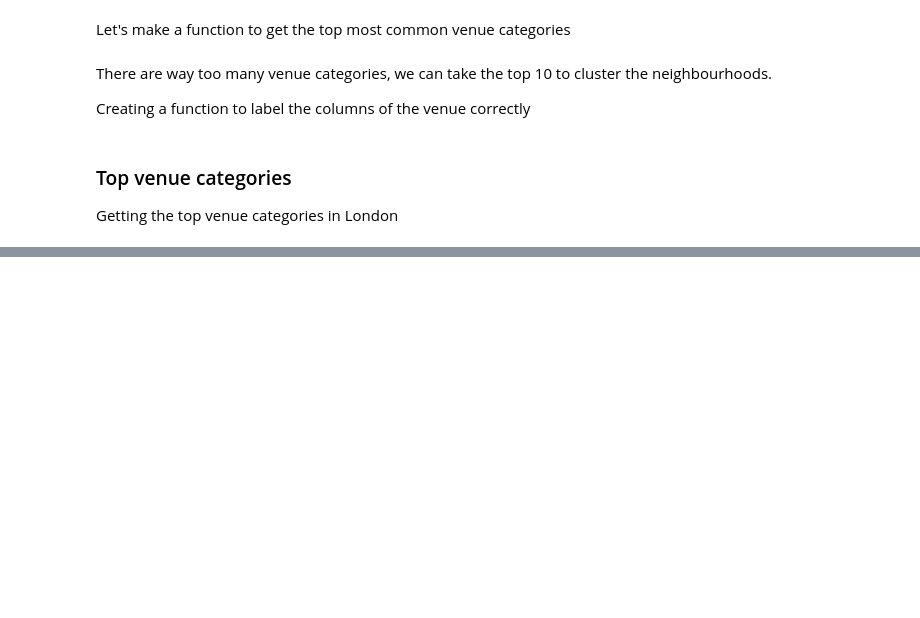
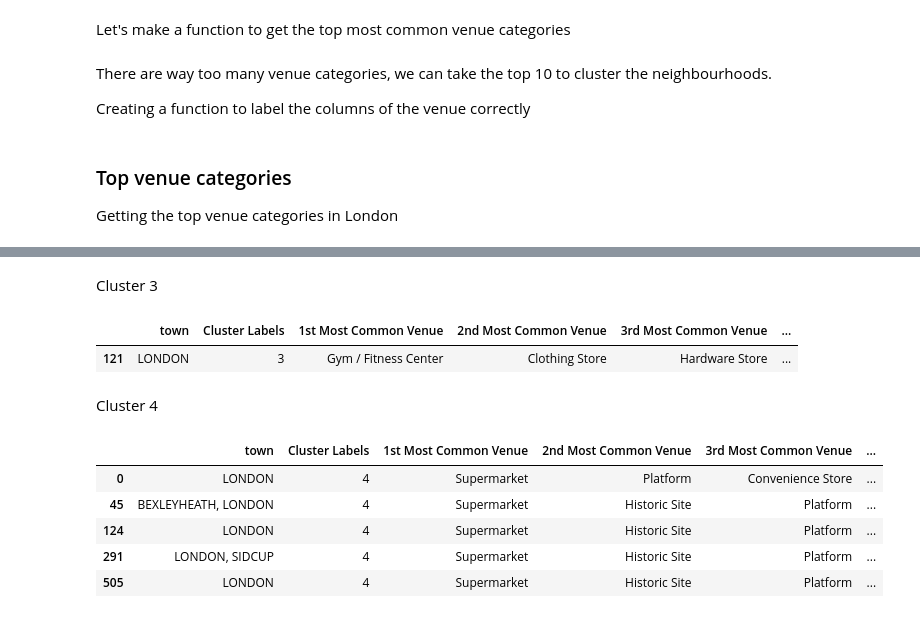
Before and after one commit to amanattar/A-Tale-of-Two-Cities, a Jupyter notebook: Tale_of_Two_Cities_Data_Science_Project.ipynb, the cells around one changed output, grey strips where cells are left out. Drawn from its saved outputs; the diff is of its cells as text; code cells hidden in the pictures; blank space fills up the shorter version.

```diff
--- a/Tale_of_Two_Cities_Data_Science_Project.ipynb
+++ b/Tale_of_Two_Cities_Data_Science_Project.ipynb
@@ -1288,0 +1394,18 @@ Getting the top venue categories in London
+# %% [markdown]
+Cluster 3
+# %%
+london_data_nonan.loc[london_data_nonan['Cluster Labels'] == 3, london_data_nonan.columns[[1] + list(range(5, london_data_nonan.shape[1]))]]
+# %% [output]
+|  | town | Cluster Labels | 1st Most Common Venue | 2nd Most Common Venue | 3rd Most Common Venue | ... |
+| 121 | LONDON | 3 | Gym / Fitness Center | Clothing Store | Hardware Store | ... |
+# %% [markdown]
+Cluster 4
+# %%
+london_data_nonan.loc[london_data_nonan['Cluster Labels'] == 4, london_data_nonan.columns[[1] + list(range(5, london_data_nonan.shape[1]))]]
+# %% [output]
+|  | town | Cluster Labels | 1st Most Common Venue | 2nd Most Common Venue | 3rd Most Common Venue | ... |
+| 0 | LONDON | 4 | Supermarket | Platform | Convenience Store | ... |
+| 45 | BEXLEYHEATH, LONDON | 4 | Supermarket | Historic Site | Platform | ... |
+| 124 | LONDON | 4 | Supermarket | Historic Site | Platform | ... |
+| 291 | LONDON, SIDCUP | 4 | Supermarket | Historic Site | Platform | ... |
+| 505 | LONDON | 4 | Supermarket | Historic Site | Platform | ... |
```
Also changed, not shown: parts of 21 cells of this notebook.
